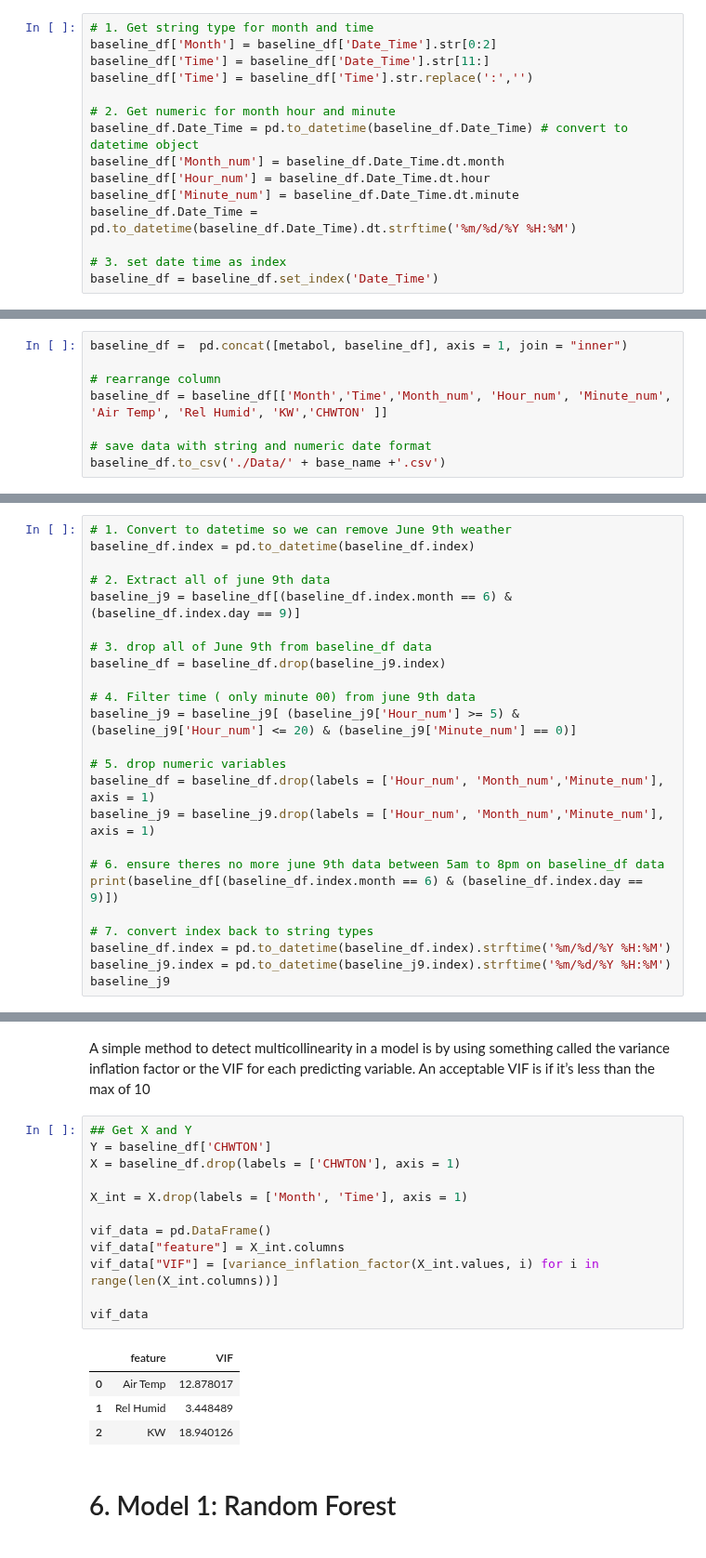
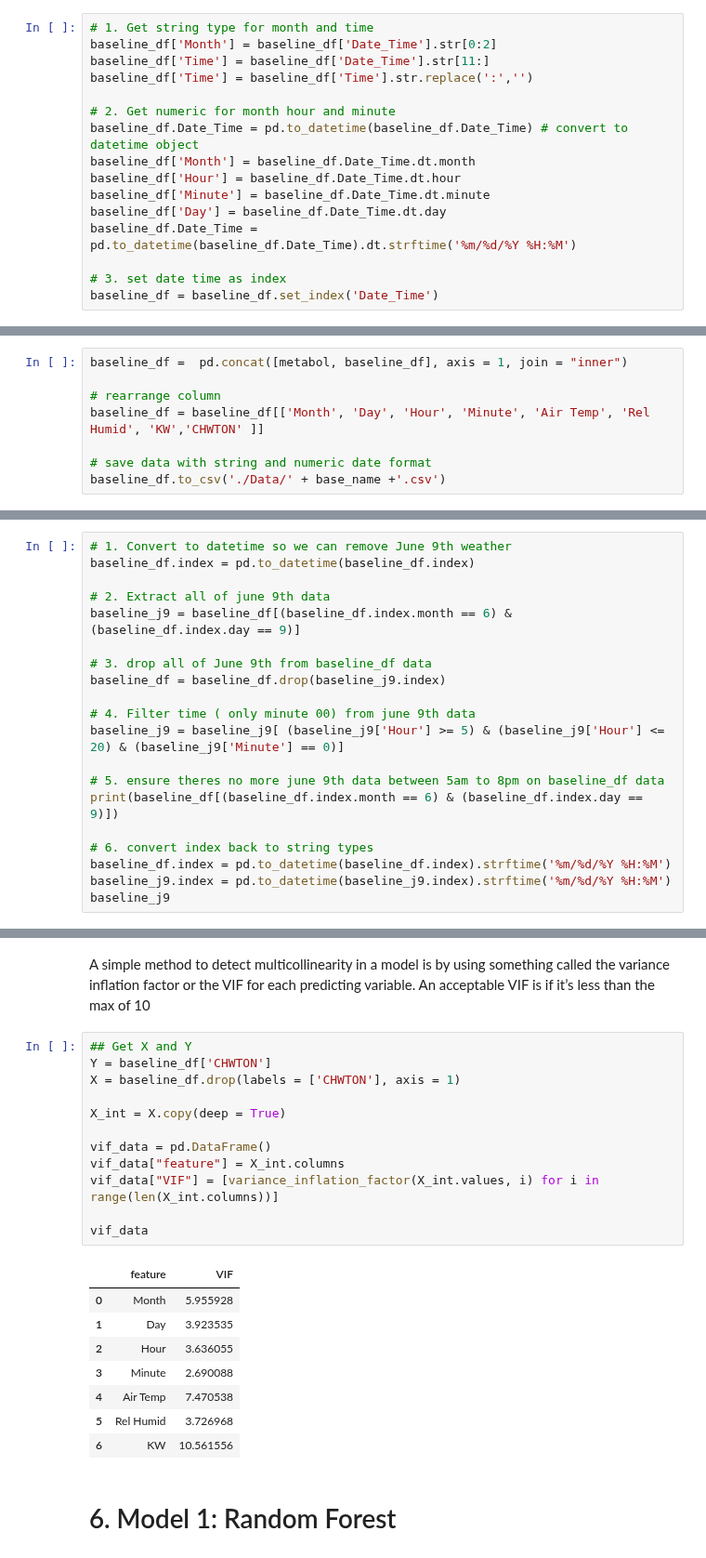
Before and after one commit to freecode23/microclimate-effects, a Jupyter notebook: RF_Model.ipynb, the cells around one changed output, grey strips where cells are left out. Shown at 93% size. Saved outputs shown, nothing was run; the diff lists cells and outputs as text.

```diff
--- a/RF_Model.ipynb
+++ b/RF_Model.ipynb
@@ -281,9 +289,10 @@ baseline_df['Time'] = baseline_df['Time'].str.replace(':','')
 
 # 2. Get numeric for month hour and minute
 baseline_df.Date_Time = pd.to_datetime(baseline_df.Date_Time) # convert to datetime object
-baseline_df['Month_num'] = baseline_df.Date_Time.dt.month
-baseline_df['Hour_num'] = baseline_df.Date_Time.dt.hour
-baseline_df['Minute_num'] = baseline_df.Date_Time.dt.minute
+baseline_df['Month'] = baseline_df.Date_Time.dt.month
+baseline_df['Hour'] = baseline_df.Date_Time.dt.hour
+baseline_df['Minute'] = baseline_df.Date_Time.dt.minute
+baseline_df['Day'] = baseline_df.Date_Time.dt.day
 baseline_df.Date_Time = pd.to_datetime(baseline_df.Date_Time).dt.strftime('%m/%d/%Y %H:%M')
 
 # 3. set date time as index
@@ -304,7 +313,7 @@ metabol = metabol.set_index('tstamp')
 baseline_df =  pd.concat([metabol, baseline_df], axis = 1, join = "inner")
 
 # rearrange column
-baseline_df = baseline_df[['Month','Time','Month_num', 'Hour_num', 'Minute_num', 'Air Temp', 'Rel Humid', 'KW','CHWTON' ]]
+baseline_df = baseline_df[['Month', 'Day', 'Hour', 'Minute', 'Air Temp', 'Rel Humid', 'KW','CHWTON' ]]
 
 # save data with string and numeric date format
 baseline_df.to_csv('./Data/' + base_name +'.csv')
@@ -367,16 +376,12 @@ baseline_j9 = baseline_df[(baseline_df.index.month == 6) & (baseline_df.index.da
 baseline_df = baseline_df.drop(baseline_j9.index)
 
 # 4. Filter time ( only minute 00) from june 9th data
-baseline_j9 = baseline_j9[ (baseline_j9['Hour_num'] >= 5) & (baseline_j9['Hour_num'] <= 20) & (baseline_j9['Minute_num'] == 0)]
+baseline_j9 = baseline_j9[ (baseline_j9['Hour'] >= 5) & (baseline_j9['Hour'] <= 20) & (baseline_j9['Minute'] == 0)]
 
-# 5. drop numeric variables
-baseline_df = baseline_df.drop(labels = ['Hour_num', 'Month_num','Minute_num'], axis = 1)
-baseline_j9 = baseline_j9.drop(labels = ['Hour_num', 'Month_num','Minute_num'], axis = 1)
-
-# 6. ensure theres no more june 9th data between 5am to 8pm on baseline_df data
+# 5. ensure theres no more june 9th data between 5am to 8pm on baseline_df data
 print(baseline_df[(baseline_df.index.month == 6) & (baseline_df.index.day == 9)])
 
-# 7. convert index back to string types
+# 6. convert index back to string types
 baseline_df.index = pd.to_datetime(baseline_df.index).strftime('%m/%d/%Y %H:%M')
 baseline_j9.index = pd.to_datetime(baseline_j9.index).strftime('%m/%d/%Y %H:%M')
 baseline_j9
@@ -589,20 +594,24 @@ A simple method to detect multicollinearity in a model is by using something cal
 # %%
 ## Get X and Y
 Y = baseline_df['CHWTON']
 X = baseline_df.drop(labels = ['CHWTON'], axis = 1)
 
-X_int = X.drop(labels = ['Month', 'Time'], axis = 1)
+X_int = X.copy(deep = True)
 
 vif_data = pd.DataFrame()
 vif_data["feature"] = X_int.columns
 vif_data["VIF"] = [variance_inflation_factor(X_int.values, i) for i in range(len(X_int.columns))]
 
 vif_data
 # %% [output]
 |  | feature | VIF |
-| 0 | Air Temp | 12.878017 |
-| 1 | Rel Humid | 3.448489 |
-| 2 | KW | 18.940126 |
+| 0 | Month | 5.955928 |
+| 1 | Day | 3.923535 |
+| 2 | Hour | 3.636055 |
+| 3 | Minute | 2.690088 |
+| 4 | Air Temp | 7.470538 |
+| 5 | Rel Humid | 3.726968 |
+| 6 | KW | 10.561556 |
 # %% [markdown]
 # 6. Model 1: Random Forest
 # %% [markdown]
```
Also changed, not shown: parts of 50 cells of this notebook, 6 other files.
